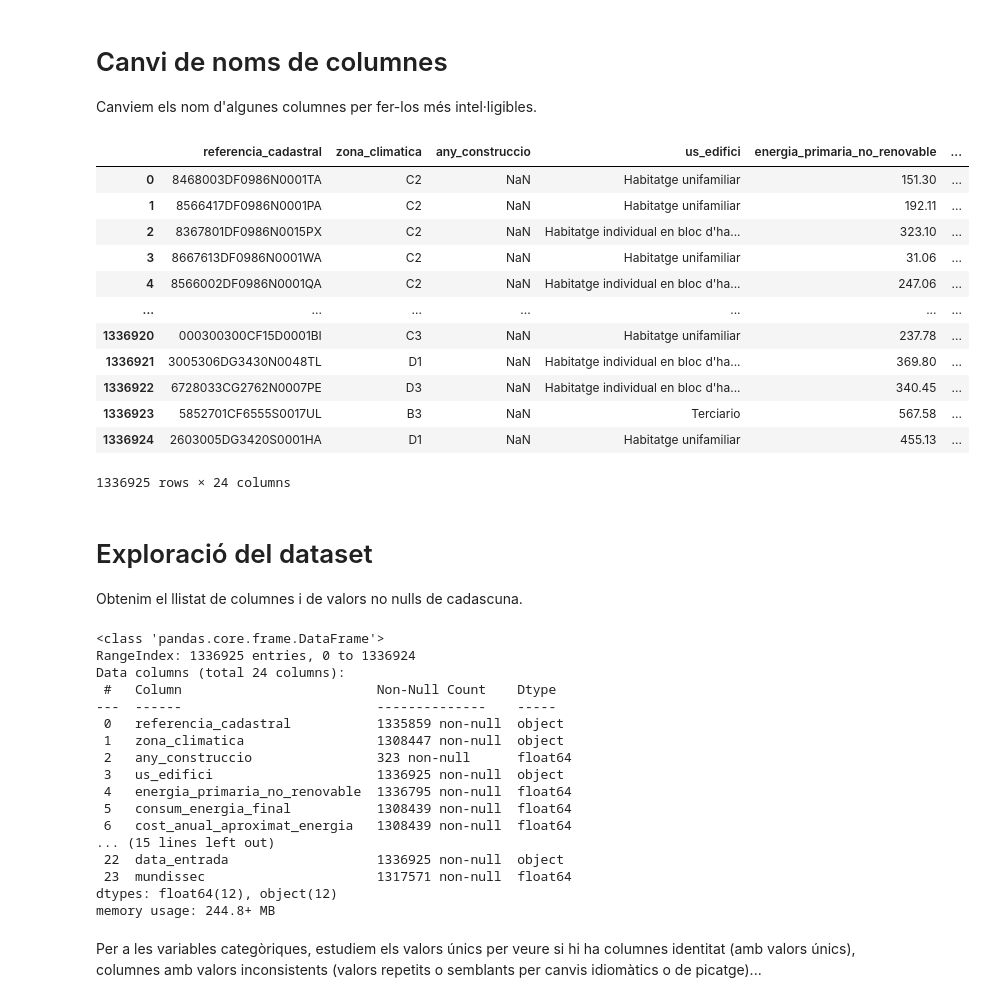
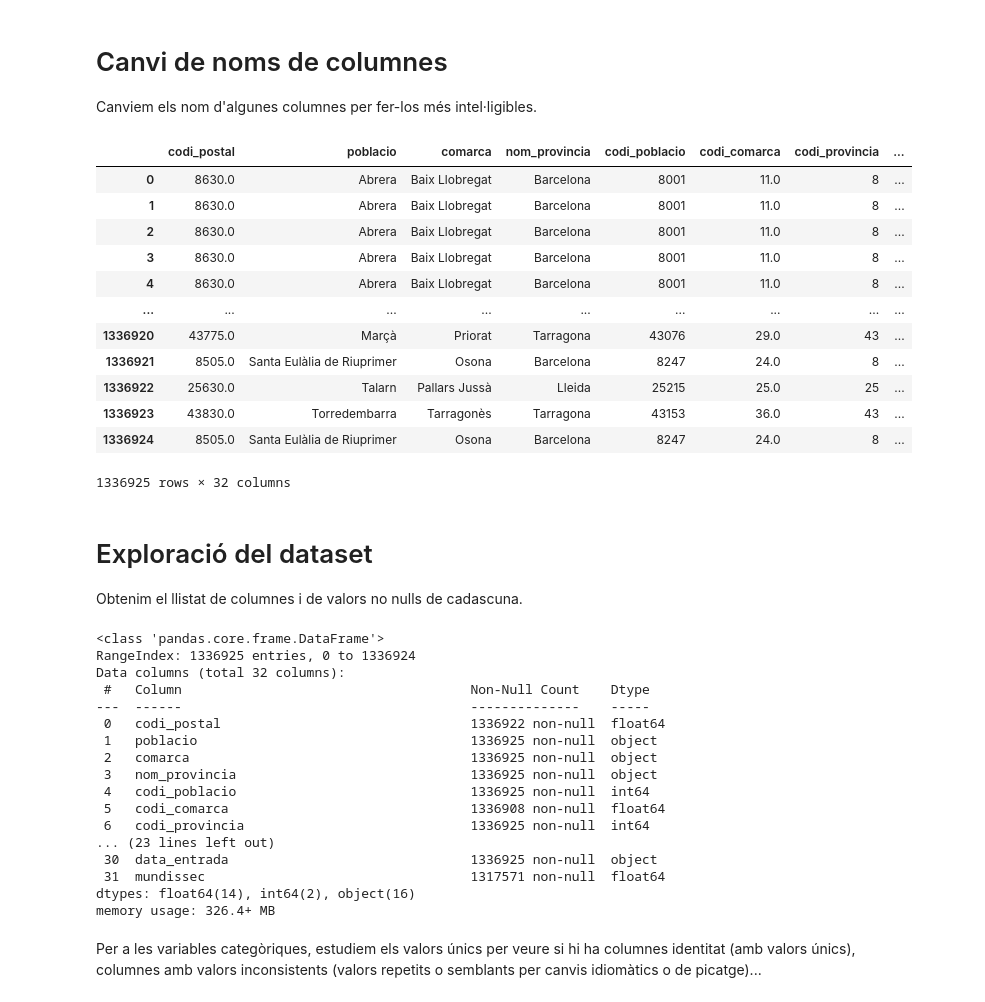
Before and after one commit to fndvit/mds-udg-viz-i-dgpcd-hackathon-25, a Jupyter notebook: src/dades/raposos/EDA.ipynb, the cells around one changed output. Drawn from its saved outputs; the diff is of its cells as text; code cells hidden in the pictures.

```diff
--- a/src/dades/raposos/EDA.ipynb
+++ b/src/dades/raposos/EDA.ipynb
@@ -8,9 +8,16 @@ import pandas as pd
  Llegim les dades del CSV localitzat al repositori de GitHub.
 # %%
 df = pd.read_csv(
-    "https://github.com/fndvit/mds-udg-viz-i-dgpcd-hackathon-25/raw/refs/heads/main/src/dades/font/certificats.csv",
+    "https://github.com/fndvit/mds-udg-viz-i-dgpcd-hackathon-25/raw/refs/heads/main/src/dades/font/certificats.csv", # "/Users/pribas/Downloads/certificats.csv",
     usecols=[
         "referencia_cadastral",
+        'codi_postal',
+        'poblacio',
+        'comarca',
+        'nom_provincia',
+        'codi_poblacio',
+        'codi_comarca',
+        'codi_provincia',
         "data_entrada",
         "mundissec",
         "zona_climatica",
@@ -33,7 +40,8 @@ df = pd.read_csv(
         "energia_acs",
         "energia_enllumenament",
         "rehabilitacio_energetica",
-        "actuacions_rehabilitacio"
+        "actuacions_rehabilitacio",
+        "qualificaci_de_consum_d"
     ],
 )
 # %% [markdown]
@@ -43,27 +51,28 @@ Canviem els nom d'algunes columnes per fer-los més intel·ligibles.
 # %%
 newcols = {
     "energia_prim_ria_no_renovable": "energia_primaria_no_renovable",
     "consum_d_energia_final": "consum_energia_final",
     "cost_anual_aproximat_d_energia": "cost_anual_aproximat_energia",
     "energia_calefacci": "energia_calefaccio",
     "energia_refrigeraci": "energia_refrigeracio",
+    "qualificaci_de_consum_d": "qualificacio_consum_energia_no_renovables",
 }
 df = df.rename(columns=newcols)
 df
 # %% [output]
-|  | referencia_cadastral | zona_climatica | any_construccio | us_edifici | energia_primaria_no_renovable | ... |
-| 0 | 8468003DF0986N0001TA | C2 | NaN | Habitatge unifamiliar | 151.30 | ... |
-| 1 | 8566417DF0986N0001PA | C2 | NaN | Habitatge unifamiliar | 192.11 | ... |
-| 2 | 8367801DF0986N0015PX | C2 | NaN | Habitatge individual en bloc d'ha... | 323.10 | ... |
-| 3 | 8667613DF0986N0001WA | C2 | NaN | Habitatge unifamiliar | 31.06 | ... |
-| 4 | 8566002DF0986N0001QA | C2 | NaN | Habitatge individual en bloc d'ha... | 247.06 | ... |
-| ... | ... | ... | ... | ... | ... | ... |
-| 1336920 | 000300300CF15D0001BI | C3 | NaN | Habitatge unifamiliar | 237.78 | ... |
-| 1336921 | 3005306DG3430N0048TL | D1 | NaN | Habitatge individual en bloc d'ha... | 369.80 | ... |
-| 1336922 | 6728033CG2762N0007PE | D3 | NaN | Habitatge individual en bloc d'ha... | 340.45 | ... |
-| 1336923 | 5852701CF6555S0017UL | B3 | NaN | Terciario | 567.58 | ... |
-| 1336924 | 2603005DG3420S0001HA | D1 | NaN | Habitatge unifamiliar | 455.13 | ... |
+|  | codi_postal | poblacio | comarca | nom_provincia | codi_poblacio | codi_comarca | codi_provincia | ... |
+| 0 | 8630.0 | Abrera | Baix Llobregat | Barcelona | 8001 | 11.0 | 8 | ... |
+| 1 | 8630.0 | Abrera | Baix Llobregat | Barcelona | 8001 | 11.0 | 8 | ... |
+| 2 | 8630.0 | Abrera | Baix Llobregat | Barcelona | 8001 | 11.0 | 8 | ... |
+| 3 | 8630.0 | Abrera | Baix Llobregat | Barcelona | 8001 | 11.0 | 8 | ... |
+| 4 | 8630.0 | Abrera | Baix Llobregat | Barcelona | 8001 | 11.0 | 8 | ... |
+| ... | ... | ... | ... | ... | ... | ... | ... | ... |
+| 1336920 | 43775.0 | Marçà | Priorat | Tarragona | 43076 | 29.0 | 43 | ... |
+| 1336921 | 8505.0 | Santa Eulàlia de Riuprimer | Osona | Barcelona | 8247 | 24.0 | 8 | ... |
+| 1336922 | 25630.0 | Talarn | Pallars Jussà | Lleida | 25215 | 25.0 | 25 | ... |
+| 1336923 | 43830.0 | Torredembarra | Tarragonès | Tarragona | 43153 | 36.0 | 43 | ... |
+| 1336924 | 8505.0 | Santa Eulàlia de Riuprimer | Osona | Barcelona | 8247 | 24.0 | 8 | ... |
-1336925 rows × 24 columns
+1336925 rows × 32 columns
 # %% [markdown]
 # Exploració del dataset
 
@@ -73,21 +82,21 @@ df.info()
 # %% [output]
 <class 'pandas.core.frame.DataFrame'>
 RangeIndex: 1336925 entries, 0 to 1336924
-Data columns (total 24 columns):
- #   Column                         Non-Null Count    Dtype
----  ------                         --------------    -----
- 0   referencia_cadastral           1335859 non-null  object
- 1   zona_climatica                 1308447 non-null  object
- 2   any_construccio                323 non-null      float64
- 3   us_edifici                     1336925 non-null  object
- 4   energia_primaria_no_renovable  1336795 non-null  float64
- 5   consum_energia_final           1308439 non-null  float64
- 6   cost_anual_aproximat_energia   1308439 non-null  float64
-... (15 lines left out)
- 22  data_entrada                   1336925 non-null  object
- 23  mundissec                      1317571 non-null  float64
-dtypes: float64(12), object(12)
-memory usage: 244.8+ MB
+Data columns (total 32 columns):
+ #   Column                                     Non-Null Count    Dtype
+---  ------                                     --------------    -----
+ 0   codi_postal                                1336922 non-null  float64
+ 1   poblacio                                   1336925 non-null  object
+ 2   comarca                                    1336925 non-null  object
+ 3   nom_provincia                              1336925 non-null  object
+ 4   codi_poblacio                              1336925 non-null  int64
+ 5   codi_comarca                               1336908 non-null  float64
+ 6   codi_provincia                             1336925 non-null  int64
+... (23 lines left out)
+ 30  data_entrada                               1336925 non-null  object
+ 31  mundissec                                  1317571 non-null  float64
+dtypes: float64(14), int64(2), object(16)
+memory usage: 326.4+ MB
 # %% [markdown]
 Per a les variables categòriques, estudiem els valors únics per veure si hi ha columnes identitat (amb valors únics), columnes amb valors inconsistents (valors repetits o semblants per canvis idiomàtics o de picatge)...
 # %%
```
Also changed, not shown: parts of 4 cells of this notebook, 5 other files.
